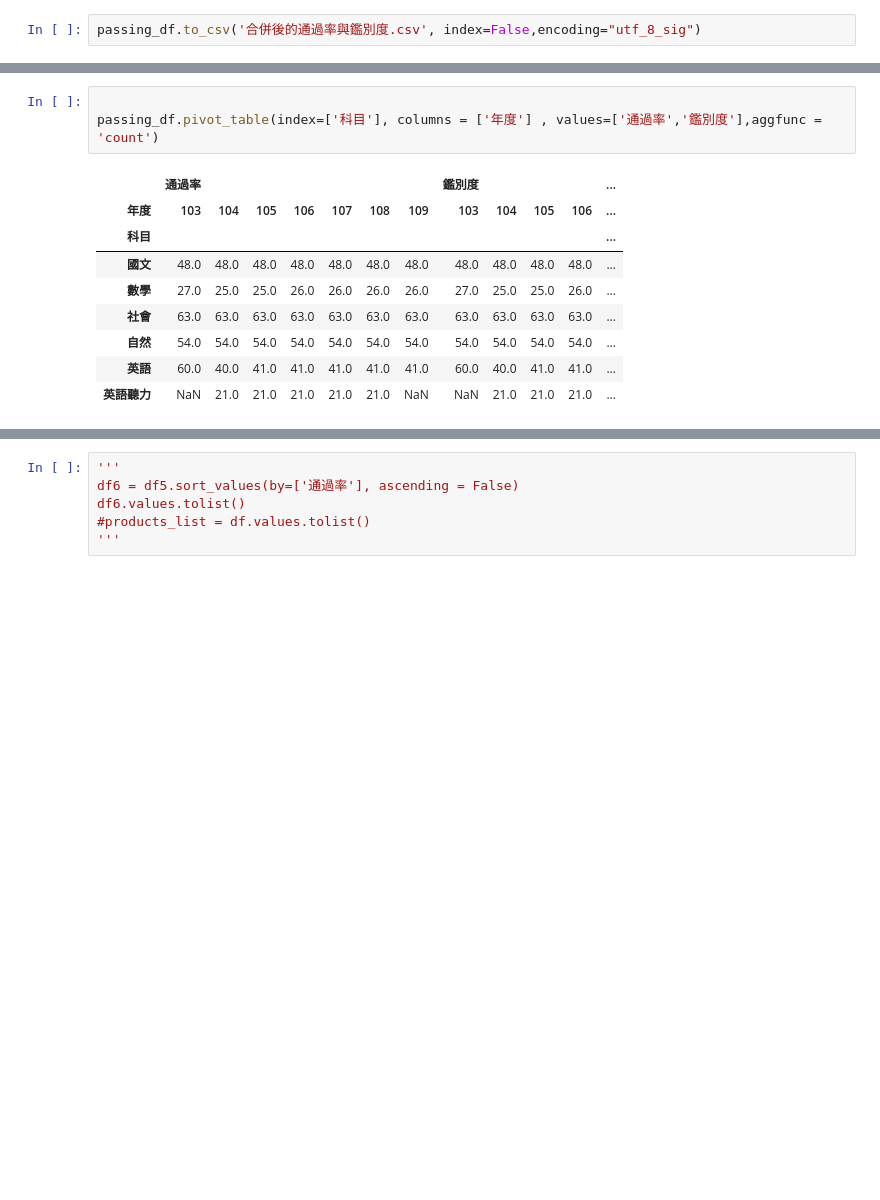
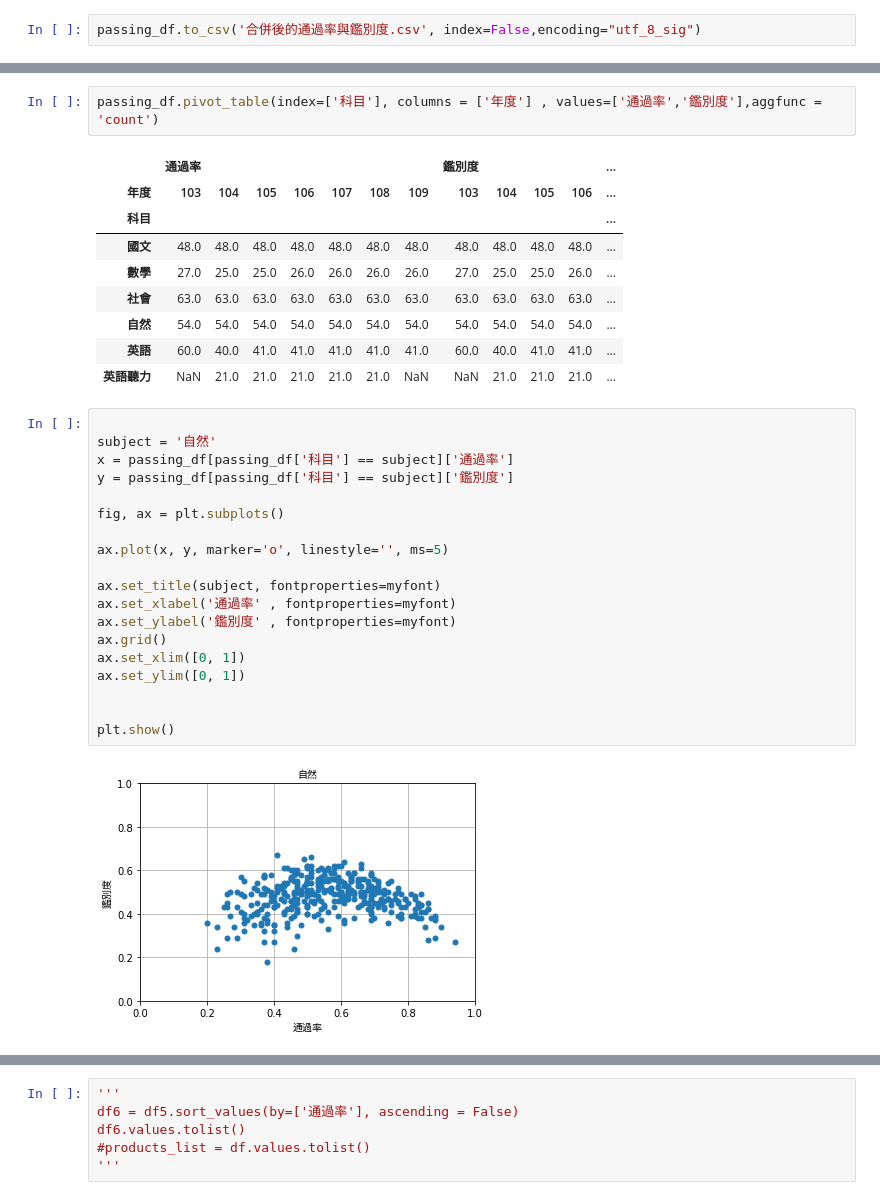
Before and after one commit to ChihHsiangChien/question_database, a Jupyter notebook: B03_分析通過率鑑別度與題目.ipynb, the cells around one changed output, grey strips where cells are left out. Saved outputs shown, nothing was run; the diff lists cells and outputs as text; blank space fills up the shorter version.

```diff
--- a/B03_分析通過率鑑別度與題目.ipynb
+++ b/B03_分析通過率鑑別度與題目.ipynb
@@ -89,7 +92,6 @@ passing_df.pivot_table(index=['科目'], columns = ['年度'] , values=['通過
 | 英語 | 0.589333 | 0.553250 | 0.557073 | 0.582683 | 0.570244 | 0.592195 | 0.590732 | 0.545500 | 0.545750 | 0.547561 | 0.586098 | ... |
 | 英語聽力 | NaN | 0.706190 | 0.728571 | 0.740476 | 0.728095 | 0.731429 | NaN | NaN | 0.555238 | 0.584286 | 0.568571 | ... |
 # %%
-
 passing_df.pivot_table(index=['科目'], columns = ['年度'] , values=['通過率','鑑別度'],aggfunc = 'count')
 # %% [output]
 |  | 通過率 |  |  |  |  |  |  | 鑑別度 |  |  |  | ... |
@@ -101,3 +103,24 @@ passing_df.pivot_table(index=['科目'], columns = ['年度'] , values=['通過
 | 自然 | 54.0 | 54.0 | 54.0 | 54.0 | 54.0 | 54.0 | 54.0 | 54.0 | 54.0 | 54.0 | 54.0 | ... |
 | 英語 | 60.0 | 40.0 | 41.0 | 41.0 | 41.0 | 41.0 | 41.0 | 60.0 | 40.0 | 41.0 | 41.0 | ... |
 | 英語聽力 | NaN | 21.0 | 21.0 | 21.0 | 21.0 | 21.0 | NaN | NaN | 21.0 | 21.0 | 21.0 | ... |
+# %%
+
+subject = '自然'
+x = passing_df[passing_df['科目'] == subject]['通過率']
+y = passing_df[passing_df['科目'] == subject]['鑑別度']
+
+fig, ax = plt.subplots()
+
+ax.plot(x, y, marker='o', linestyle='', ms=5)
+
+ax.set_title(subject, fontproperties=myfont)
+ax.set_xlabel('通過率' , fontproperties=myfont)
+ax.set_ylabel('鑑別度' , fontproperties=myfont)
+ax.grid()
+ax.set_xlim([0, 1])
+ax.set_ylim([0, 1])
+
+
+plt.show()
+# %% [output]
+[figure, added]
```
Also changed, not shown: parts of 3 cells of this notebook, 1 other file.
